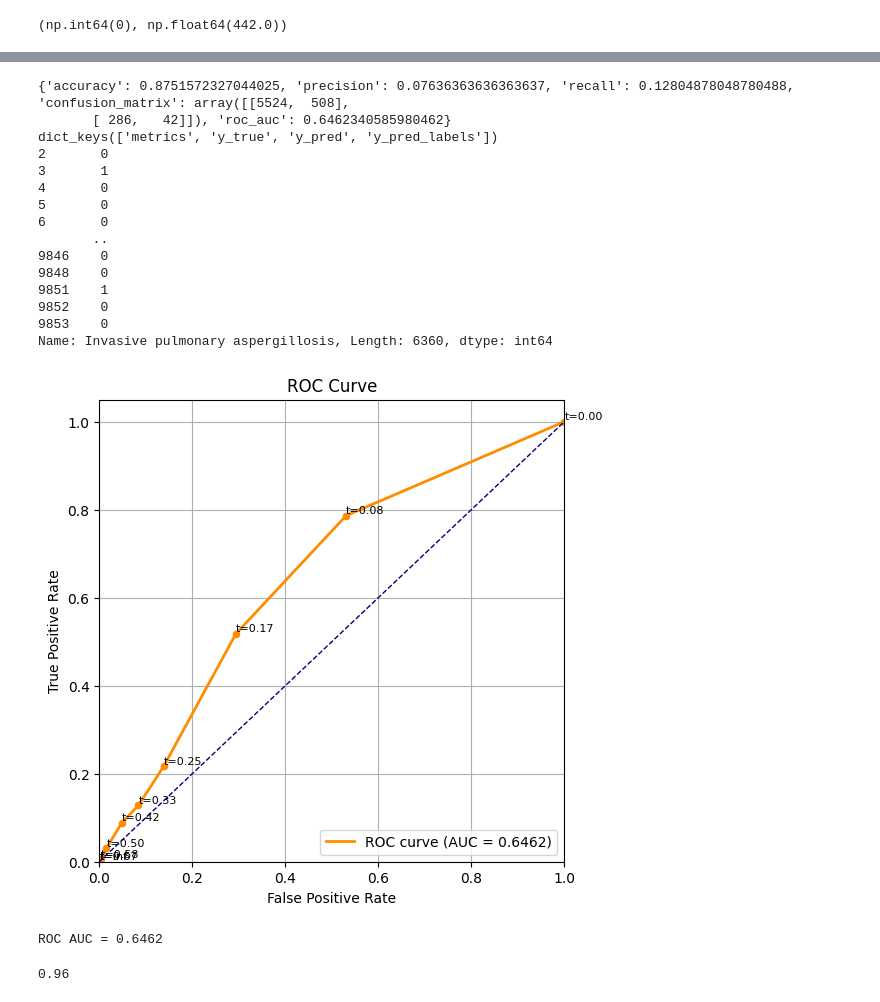
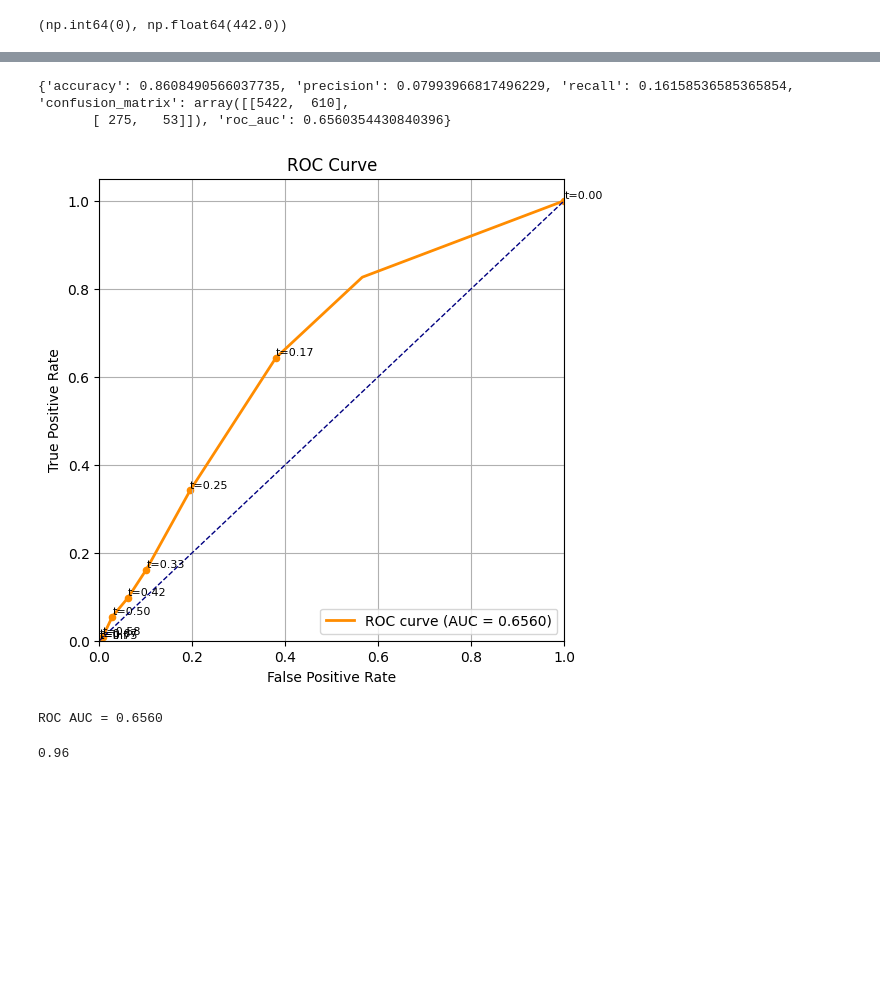
Before and after one commit to Romain-Forte/respiratory_diagnostics, a Jupyter notebook: analyse_data/efraim_analyse.ipynb, the cells around one changed output, grey strips where cells are left out. Drawn from its saved outputs; the diff is of its cells as text; code cells hidden in the pictures; blank space fills up the shorter version.

```diff
--- a/analyse_data/efraim_analyse.ipynb
+++ b/analyse_data/efraim_analyse.ipynb
@@ -146,16 +168,20 @@ df = pd.read_excel(r"C:\Users\romai\Desktop\travail\EFRAIM3 JD VANCE.xlsx")
 # %%
+sys.modules.pop('utils.stats_dataset', None)
+
 from utils.stats_dataset import Score_alice
 from utils.algo_prediction import calculate_score
+from utils.visualisation import show_roc_curve
 
 ipa_truth = df_cat_clean["Invasive pulmonary aspergillosis"]
-results = calculate_score(df_features_clean, ipa_truth, Score_alice,
+df_all  = pd.concat([df_cat_clean,df_features_clean],axis=1)
+results = calculate_score(df_all, ipa_truth, Score_alice,
                           metrics=["accuracy", "precision", "recall", "confusion_matrix","roc_auc"])
 print(results["metrics"])
-print(results.keys())
+# y_pred = Score_alice.predict(df_all)
+# y_test = ipa_truth
+# print(y_pred.sum())
 y_pred = results["y_pred"]
 y_test = results["y_true"]
-print(y_test)
-from utils.visualisation import show_roc_curve
 
 auc_value = show_roc_curve(y_test, y_pred, pos_label=1)
 # %% [output]
@@ -163,20 +189,7 @@ auc_value = show_roc_curve(y_test, y_pred, pos_label=1)
-{'accuracy': 0.8751572327044025, 'precision': 0.07636363636363637, 'recall': 0.12804878048780488, 'confusion_matrix': array([[5524,  508],
-       [ 286,   42]]), 'roc_auc': 0.6462340585980462}
-dict_keys(['metrics', 'y_true', 'y_pred', 'y_pred_labels'])
-2       0
-3       1
-4       0
-5       0
-6       0
-       ..
-9846    0
-9848    0
-9851    1
-9852    0
-9853    0
-Name: Invasive pulmonary aspergillosis, Length: 6360, dtype: int64
+{'accuracy': 0.8608490566037735, 'precision': 0.07993966817496229, 'recall': 0.16158536585365854, 'confusion_matrix': array([[5422,  610],
+       [ 275,   53]]), 'roc_auc': 0.6560354430840396}
-[figure, old version]
+[figure, new version]
-ROC AUC = 0.6462
+ROC AUC = 0.6560
 # %%
 0.08 * 12
 # %% [output]
```
Also changed, not shown: parts of 9 cells of this notebook, 5 other files.
